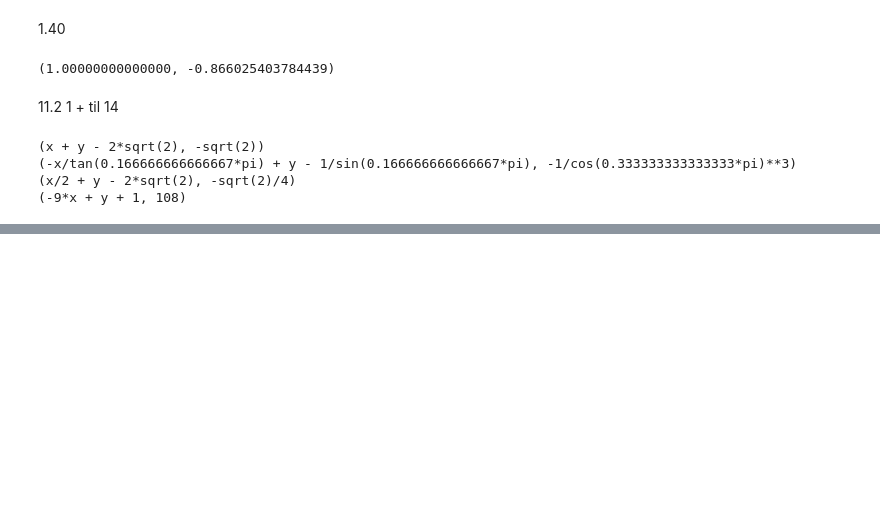
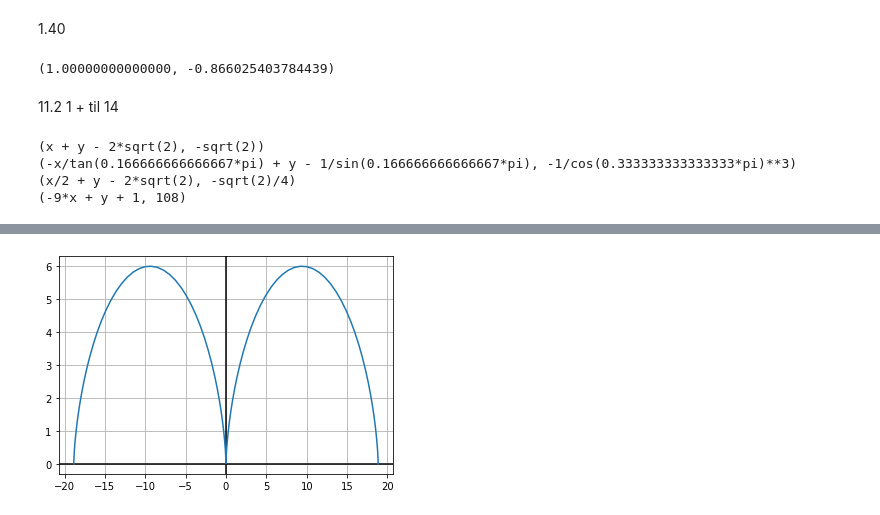
Before and after one commit to 8wgf3b/books, a Jupyter notebook: thomas_calculus_multivariable/11.ipynb, the cells around one changed output, grey strips where cells are left out. Saved outputs shown, nothing was run; the diff lists cells and outputs as text; code cells hidden in the pictures; blank space fills up the shorter version.

```diff
--- a/thomas_calculus_multivariable/11.ipynb
+++ b/thomas_calculus_multivariable/11.ipynb
@@ -48,0 +102,4 @@ for p in probs:
+# %%
+graph(3 * (t - smp.sin(t)), 3 * (1 - smp.cos(t)), -2 * np.pi, 2 * np.pi)
+# %% [output]
+[figure, added]
```
Also changed, not shown: parts of 12 cells of this notebook.
